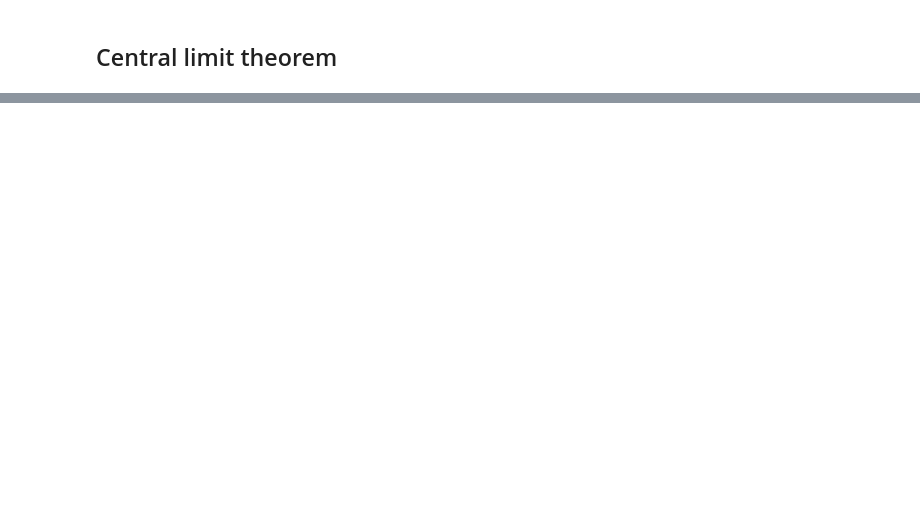
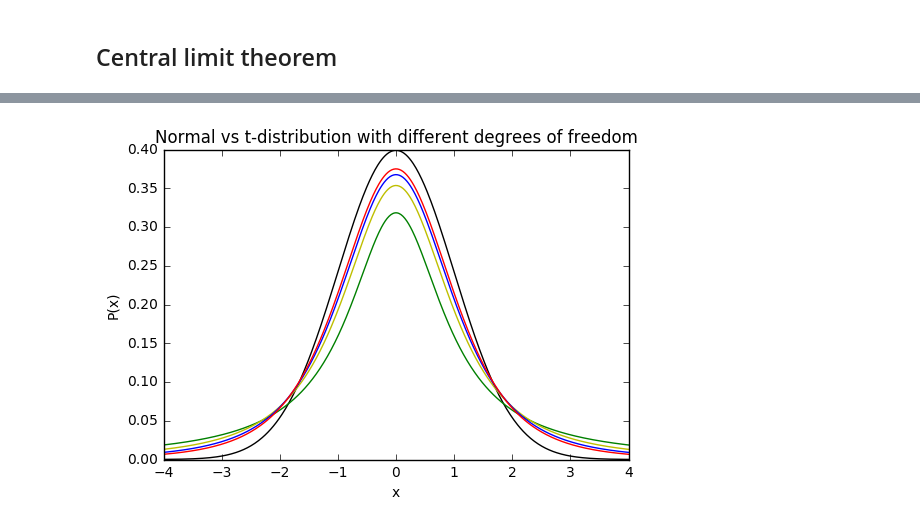
Before and after one commit to Vilozio/statistics, a Jupyter notebook: Statistics.ipynb, the cells around one changed output, grey strips where cells are left out. Cells and saved outputs as stored; diff of their text form; code cells hidden in the pictures; blank space fills up the shorter version.

```diff
--- a/Statistics.ipynb
+++ b/Statistics.ipynb
@@ -55,0 +74,29 @@ plt.show()
+# %%
+def t_distribution(x, nu, mu=0, sigma=1):
+    return math.gamma((nu + 1) / 2) / (math.gamma(nu / 2) * math.sqrt(math.pi * nu) * sigma) * \
+    (1 + 1 / nu * (x - mu)**2 / sigma**2)**(-(nu + 1) / 2)
+# %%
+size = 500
+normal_dens = np.zeros(size)
+t_dens1 = np.zeros(size)
+t_dens2 = np.zeros(size)
+t_dens3 = np.zeros(size)
+t_dens4 = np.zeros(size)
+x_axis = np.linspace(-4, 4, num=size)
+for i in range(size):
+    normal_dens[i] = normal_density(x_axis[i])
+    t_dens1[i] = t_distribution(x_axis[i], 1)
+    t_dens2[i] = t_distribution(x_axis[i], 2)
+    t_dens3[i] = t_distribution(x_axis[i], 3)
+    t_dens4[i] = t_distribution(x_axis[i], 4)
+plt.plot(x_axis, normal_dens, 'black')
+plt.plot(x_axis, t_dens1, 'g')
+plt.plot(x_axis, t_dens2, 'y')
+plt.plot(x_axis, t_dens3, 'b')
+plt.plot(x_axis, t_dens4, 'r')
+plt.xlabel('x')
+plt.ylabel('P(x)')
+plt.title('Normal vs t-distribution with different degrees of freedom')
+plt.show()
+# %% [output]
+[figure, added]
```
Also changed, not shown: parts of 11 cells of this notebook.
